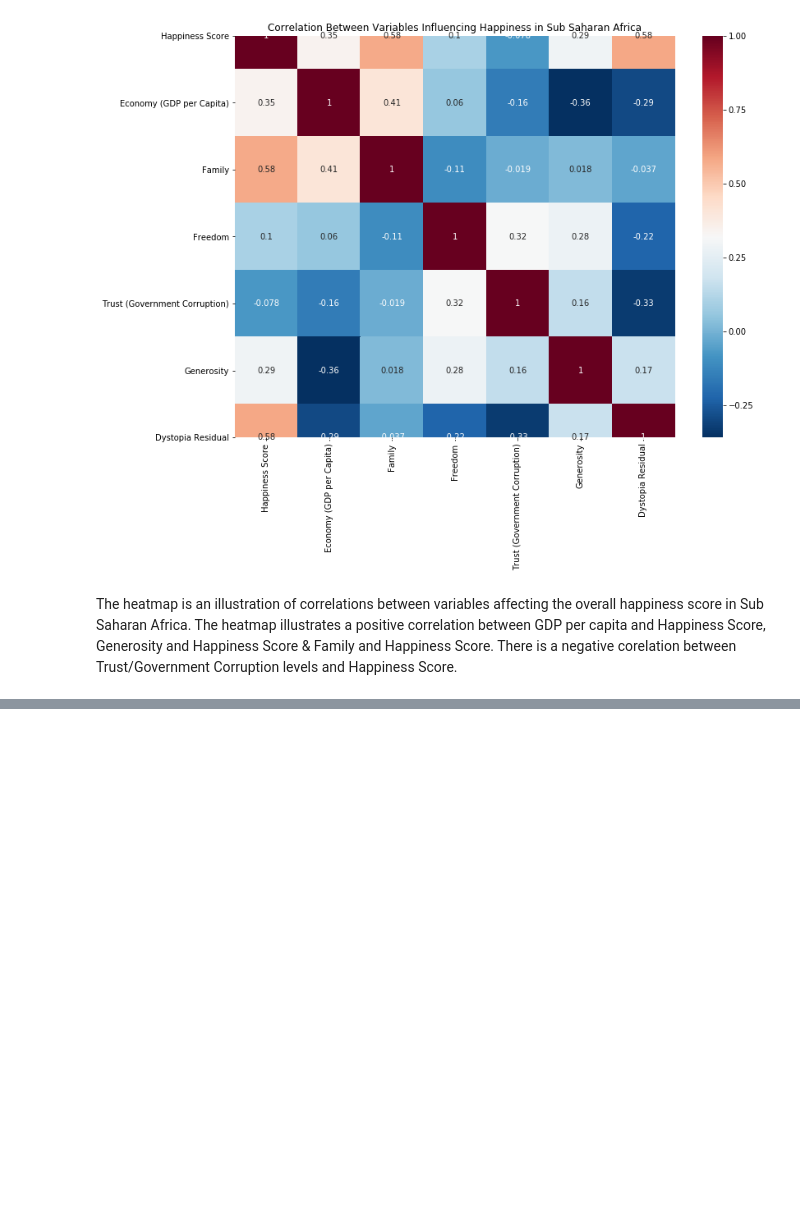
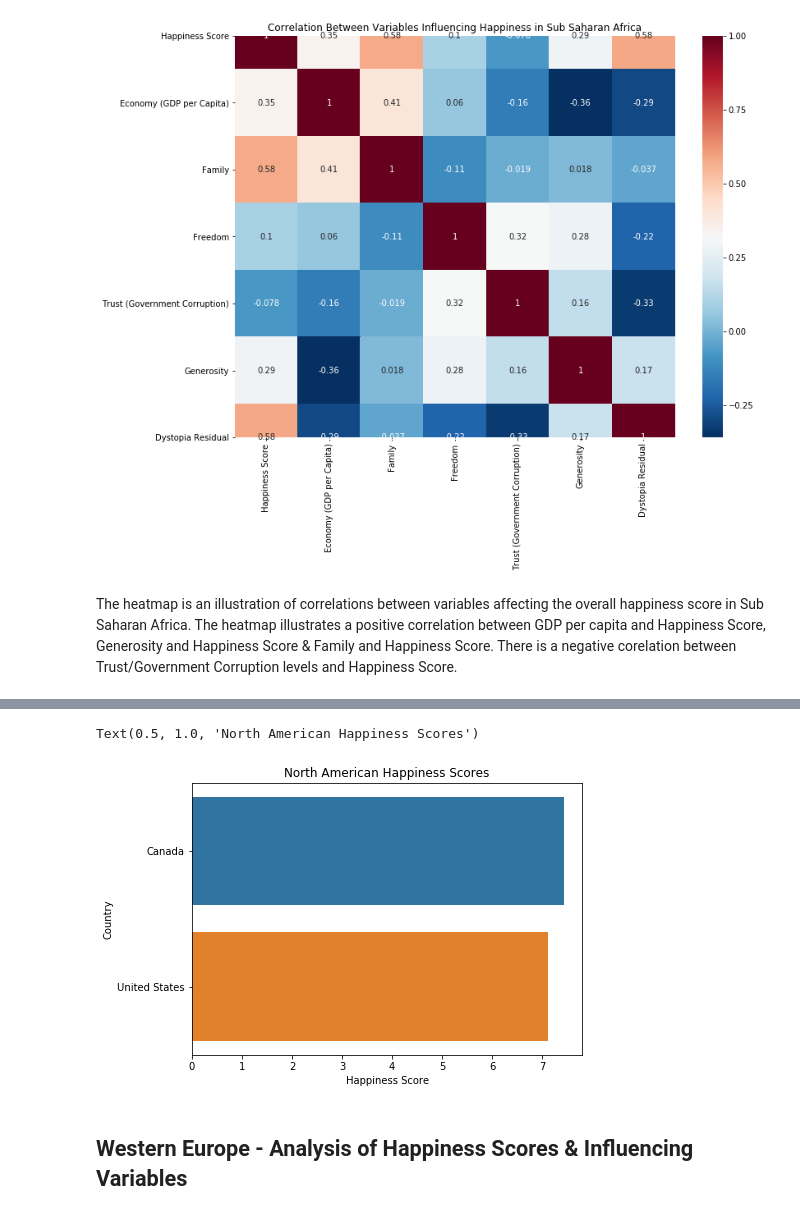
Before and after one commit to EugeneZnm/World-Happinesss-Report-Analysis, a Jupyter notebook: World Happiness Analysis.ipynb, the cells around one changed output, grey strips where cells are left out. Cells and saved outputs as stored; diff of their text form; code cells hidden in the pictures; blank space fills up the shorter version.

Commit message:
Western Europe Analysis

```diff
--- a/World Happiness Analysis.ipynb
+++ b/World Happiness Analysis.ipynb
@@ -392,0 +396,3 @@ The heatmap is an illustration of correlations between variables affecting the o
+# %%
+NAM = grouped.get_group('North America')
+print(NAM)
@@ -392,0 +415,9 @@ The heatmap is an illustration of correlations between variables affecting the o
+# %%
+plt.subplots(figsize=(7, 5))
+nam = sns.barplot(x='Happiness Score', y='Country', data=NAM)
+plt.title('North American Happiness Scores')
+# %% [output]
+Text(0.5, 1.0, 'North American Happiness Scores')
+[figure, added]
+# %% [markdown]
+## Western Europe - Analysis of Happiness Scores & Influencing Variables
```
Also changed, not shown: parts of 15 cells of this notebook.
